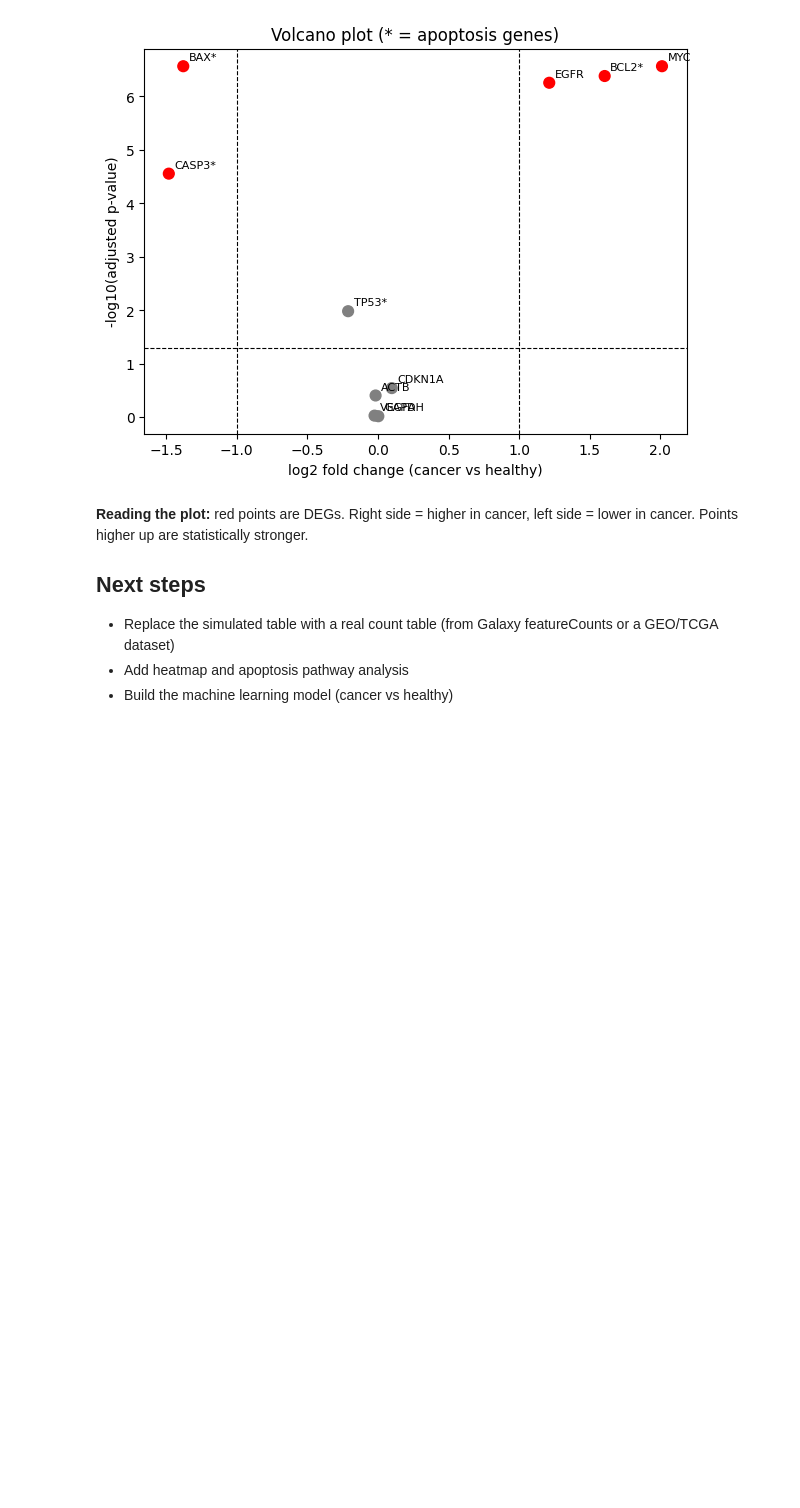
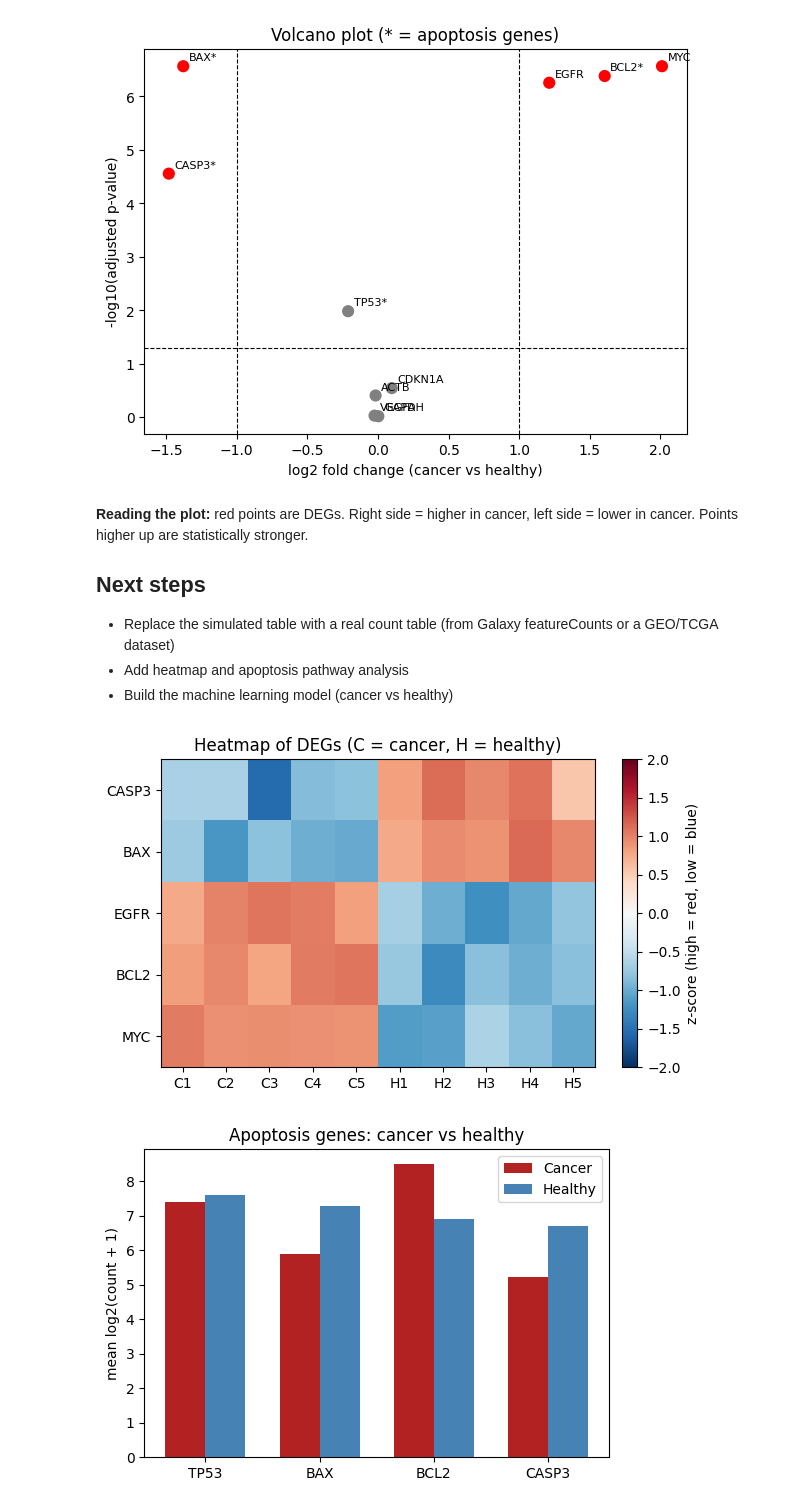
Before and after one commit to hira37/cancer-gene-expression-analysis, a Jupyter notebook: cancer_gene_expression_demo.ipynb, the cells around one changed output. Saved outputs shown, nothing was run; the diff lists cells and outputs as text; code cells hidden in the pictures; blank space fills up the shorter version.

```diff
--- a/cancer_gene_expression_demo.ipynb
+++ b/cancer_gene_expression_demo.ipynb
@@ -104,3 +104,37 @@ plt.show()
 - Replace the simulated table with a real count table (from Galaxy featureCounts or a GEO/TCGA dataset)
 - Add heatmap and apoptosis pathway analysis
 - Build the machine learning model (cancer vs healthy)
+# %%
+import matplotlib.pyplot as plt
+
+# Heatmap of DEGs
+deg_genes = result[result["DEG"]].sort_values("log2FC").index
+heat = log_counts.loc[deg_genes]
+heat_z = heat.sub(heat.mean(axis=1), axis=0).div(heat.std(axis=1), axis=0)
+
+plt.figure(figsize=(7, 4))
+plt.imshow(heat_z, cmap="RdBu_r", aspect="auto", vmin=-2, vmax=2)
+plt.colorbar(label="z-score (high = red, low = blue)")
+plt.xticks(range(len(heat_z.columns)), heat_z.columns)
+plt.yticks(range(len(heat_z.index)), heat_z.index)
+plt.title("Heatmap of DEGs (C = cancer, H = healthy)")
+plt.show()
+
+# Apoptosis genes: cancer vs healthy
+apoptosis = ["TP53", "BAX", "BCL2", "CASP3"]
+mean_c = log_counts.loc[apoptosis, ["C1", "C2", "C3", "C4", "C5"]].mean(axis=1)
+mean_h = log_counts.loc[apoptosis, ["H1", "H2", "H3", "H4", "H5"]].mean(axis=1)
+
+x = np.arange(len(apoptosis))
+w = 0.35
+plt.figure(figsize=(6, 4))
+plt.bar(x - w/2, mean_c, w, label="Cancer", color="firebrick")
+plt.bar(x + w/2, mean_h, w, label="Healthy", color="steelblue")
+plt.xticks(x, apoptosis)
+plt.ylabel("mean log2(count + 1)")
+plt.title("Apoptosis genes: cancer vs healthy")
+plt.legend()
+plt.show()
+# %% [output]
+[figure, added]
+[figure, added]
```
